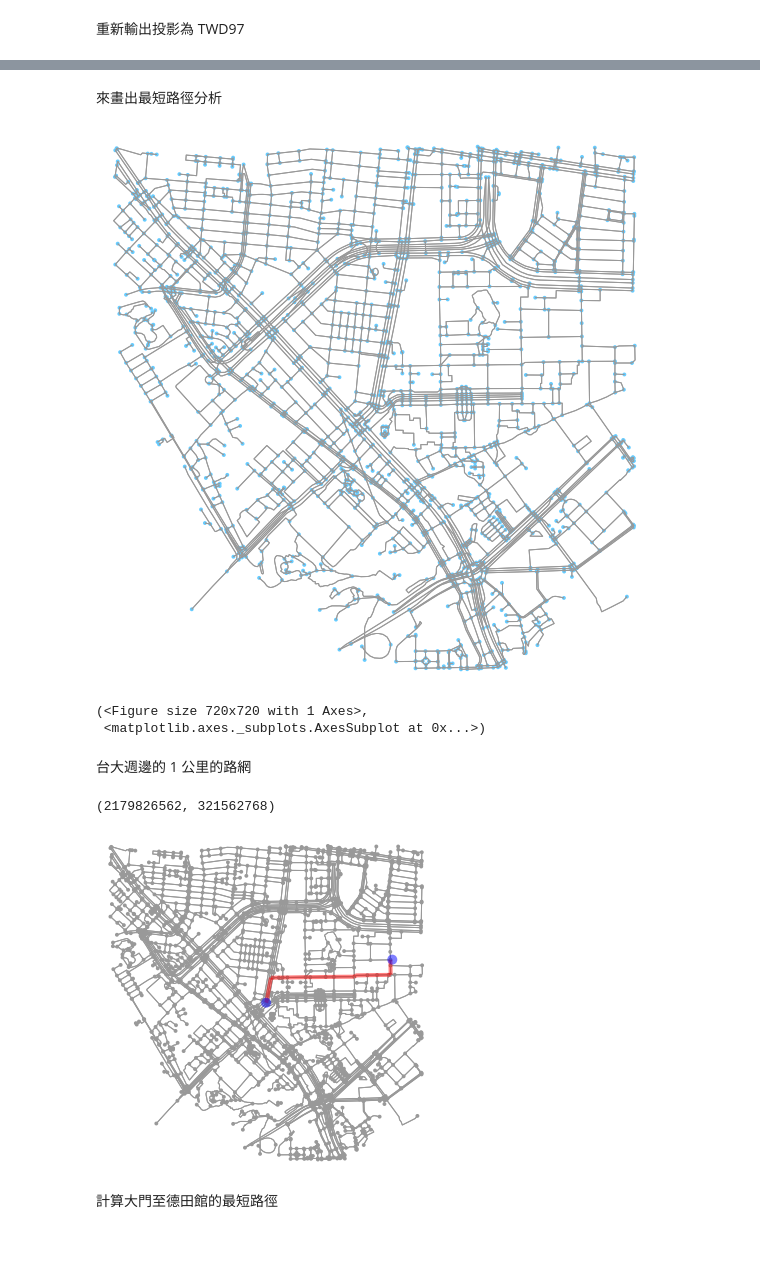
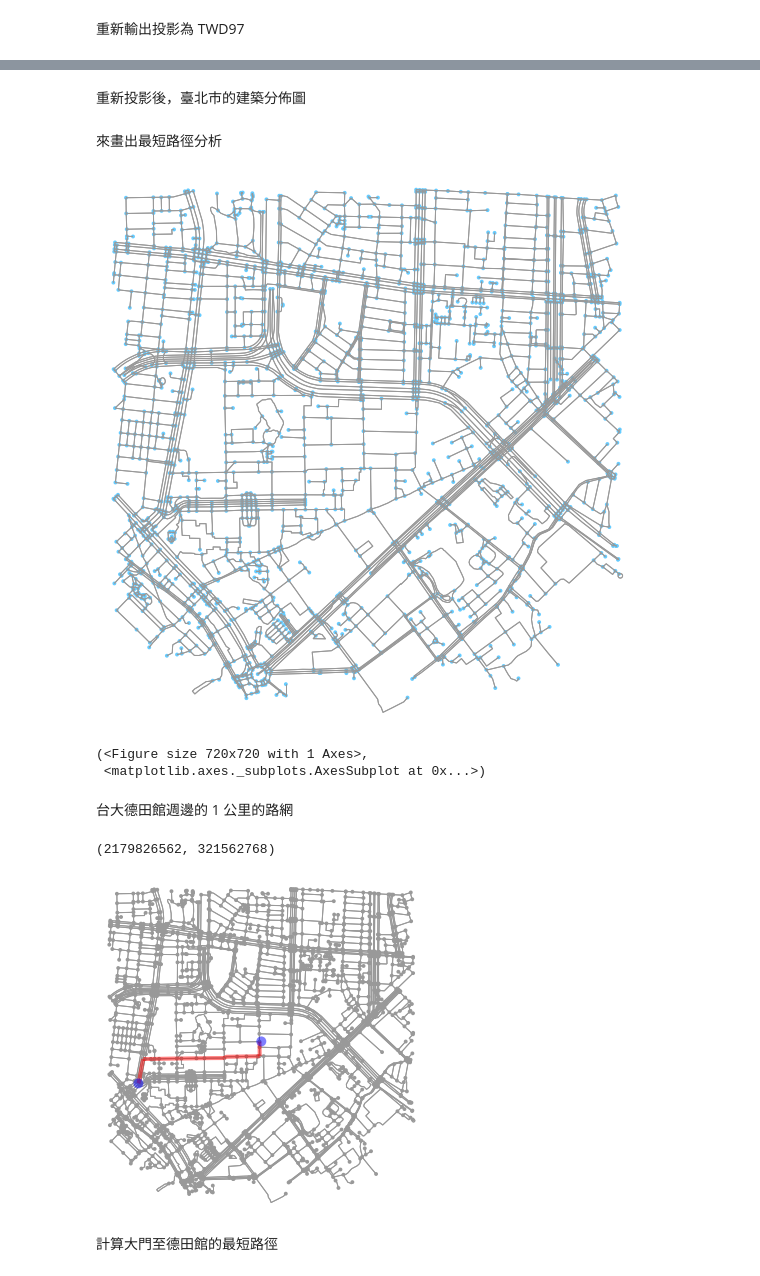
Before and after one commit to Supaplextw/OpenStreetMap-Python, a Jupyter notebook: OSMnx Taipei.ipynb, the cells around one changed output, grey strips where cells are left out. Drawn from its saved outputs; the diff is of its cells as text; code cells hidden in the pictures; blank space fills up the shorter version.

```diff
--- a/OSMnx Taipei.ipynb
+++ b/OSMnx Taipei.ipynb
@@ -280,3 +388,5 @@ plt.tight_layout()
+# %% [markdown]
+重新投影後，臺北市的建築分佈圖
 # %%
 import numpy as np
 import osmnx as ox
@@ -290,17 +400,17 @@ import matplotlib.pyplot as plt
 # %% [markdown]
 來畫出最短路徑分析
 # %%
-# 從台大大門製作方圓 1500 公尺的路網
+# 從台大大門製作方圓 1000 公尺的路網
 main_gate = (25.01690, 121.53337)
 information = (25.01938, 121.54138)
-G = ox.graph_from_point(main_gate, distance=2000, network_type='walk') # quick plot
+G = ox.graph_from_point(information, distance=1000, network_type='walk') # quick plot
 ox.plot_graph(G, fig_height=10, fig_width=10)
 # %% [output]
-[figure, old version]
+[figure, new version]
 (<Figure size 720x720 with 1 Axes>,
  <matplotlib.axes._subplots.AxesSubplot at 0x...>)
 # %% [markdown]
-台大週邊的 1 公里的路網
+台大德田館週邊的 1 公里的路網
 # %%
 main_gate_node = ox.get_nearest_node(G, main_gate)
 information_node = ox.get_nearest_node(G, information)
@@ -312,7 +422,7 @@ route = nx.shortest_path(G, source=main_gate_node, target=information_node, weig
 
 fig, ax = ox.plot_graph_route(G, route, origin_point=main_gate, destination_point=information)
 # %% [output]
-[figure, old version]
+[figure, new version]
 # %% [markdown]
 計算大門至德田館的最短路徑
 # %%
```
Also changed, not shown: parts of 21 cells of this notebook.
